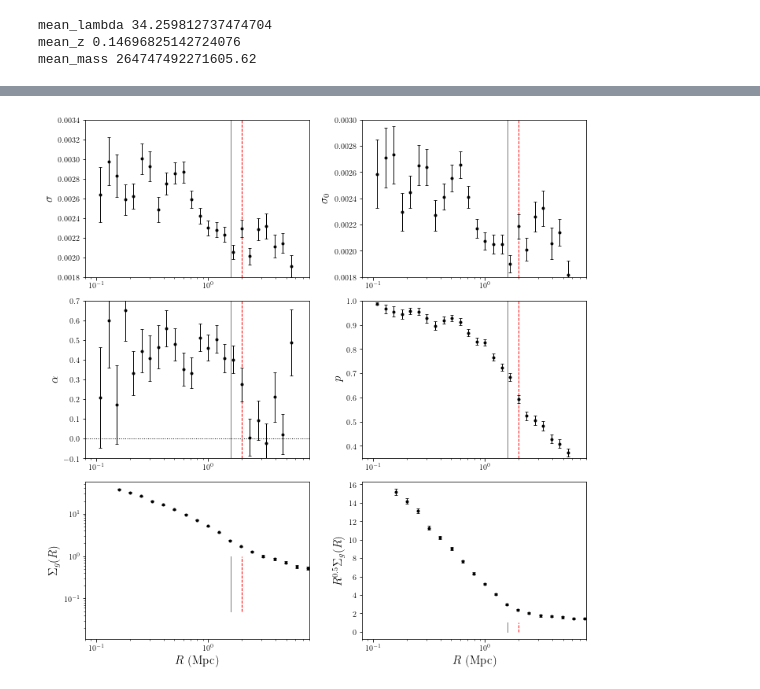
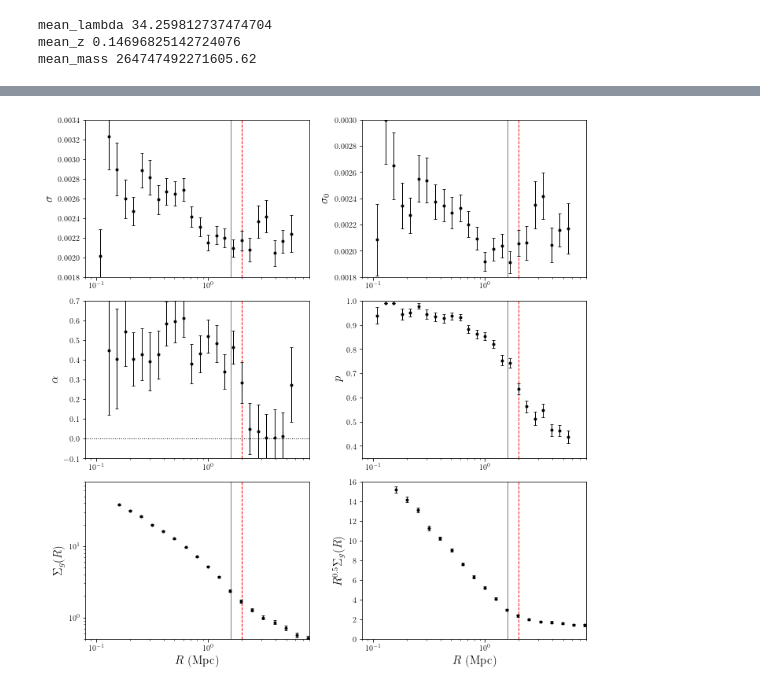
Before and after one commit to chihway/ClusterProfiles, a Jupyter notebook: velocity/CompareDensityPhaseSpace.ipynb, the cells around one changed output, grey strips where cells are left out. Drawn from its saved outputs; the diff is of its cells as text; code cells hidden in the pictures.

```diff
--- a/velocity/CompareDensityPhaseSpace.ipynb
+++ b/velocity/CompareDensityPhaseSpace.ipynb
@@ -42,7 +42,7 @@ R_scale = R/(Lambda/mean_lambda)**(1./3)
 mean_z = np.mean(z)
 
 
-mask_r = (Mag_g-Mag_r)<np.percentile(Mag_g-Mag_r, 50)
+mask_r = (Mag_g-Mag_r)>np.percentile(Mag_g-Mag_r, 50)
 R = R[mask_r]
 dz = dz[mask_r]
 Lambda =Lambda[mask_r]
@@ -257,37 +257,37 @@ mplot.subplot(324)
 mplot.errorbar(bin_mid, mean[:,2], yerr=err[:,2],c='k', lw=1, marker='.', fmt='.', capthick=0.8, capsize=2.2, zorder=3)
 mplot.plot([Rsh,Rsh], [0.35,1.0], ls='--', color='r',lw=1)
 mplot.plot([Rsp,Rsp], [0.35,1.0], ls='-', color='grey',lw=1)
 
 mplot.ylim(0.35,1.0)
 mplot.xlim(0.08,8)
 mplot.ylabel('$p$', fontsize=15)
 mplot.xscale('log')
 # mplot.xlabel('$R$ (Mpc)', fontsize=15)
 
 mplot.subplot(325)
 mplot.errorbar(splash['r_data'], splash['sg_mean'], yerr=splash['sg_sig'],c='k', lw=1, marker='.', fmt='.', capthick=0.8, capsize=2.2, zorder=3)
-mplot.plot([Rsh,Rsh], [0.05,1], ls='--', color='r',lw=1)
-mplot.plot([Rsp,Rsp], [0.05,1], ls='-', color='grey',lw=1)
+mplot.plot([Rsh,Rsh], [0.5,80], ls='--', color='r',lw=1)
+mplot.plot([Rsp,Rsp], [0.5,80], ls='-', color='grey',lw=1)
 
 mplot.ylabel('$\Sigma_g (R)$', fontsize=15)
 mplot.xscale('log')
 mplot.yscale('log')
 mplot.xlabel('$R$ (Mpc)', fontsize=15)
 mplot.xlim(0.08,8)
-# mplot.ylim(0.05,1)
+mplot.ylim(0.5,80)
 
 mplot.subplot(326)
 mplot.errorbar(splash['r_data'], splash['r_data']**0.5*splash['sg_mean'], yerr=splash['r_data']**0.5*splash['sg_sig'],c='k', lw=1, marker='.', fmt='.', capthick=0.8, capsize=2.2, zorder=3)
-mplot.plot([Rsh,Rsh], [0.,1], ls='--', color='r',lw=1)
-mplot.plot([Rsp,Rsp], [0.,1], ls='-', color='grey',lw=1)
+mplot.plot([Rsh,Rsh], [0.,16], ls='--', color='r',lw=1)
+mplot.plot([Rsp,Rsp], [0.,16], ls='-', color='grey',lw=1)
 
 mplot.ylabel('$R^{0.5}\Sigma_g (R)$', fontsize=15)
 mplot.xscale('log')
 mplot.xlabel('$R$ (Mpc)', fontsize=15)
 mplot.xlim(0.08,8)
-# mplot.ylim(0.,1)
+mplot.ylim(0.,16)
 
 mplot.tight_layout()
 mplot.savefig('DensityPhasespace.pdf')
 # %% [output]
-[figure, old version]
+[figure, new version]
```
Also changed, not shown: parts of 4 cells of this notebook, 2 other files.
